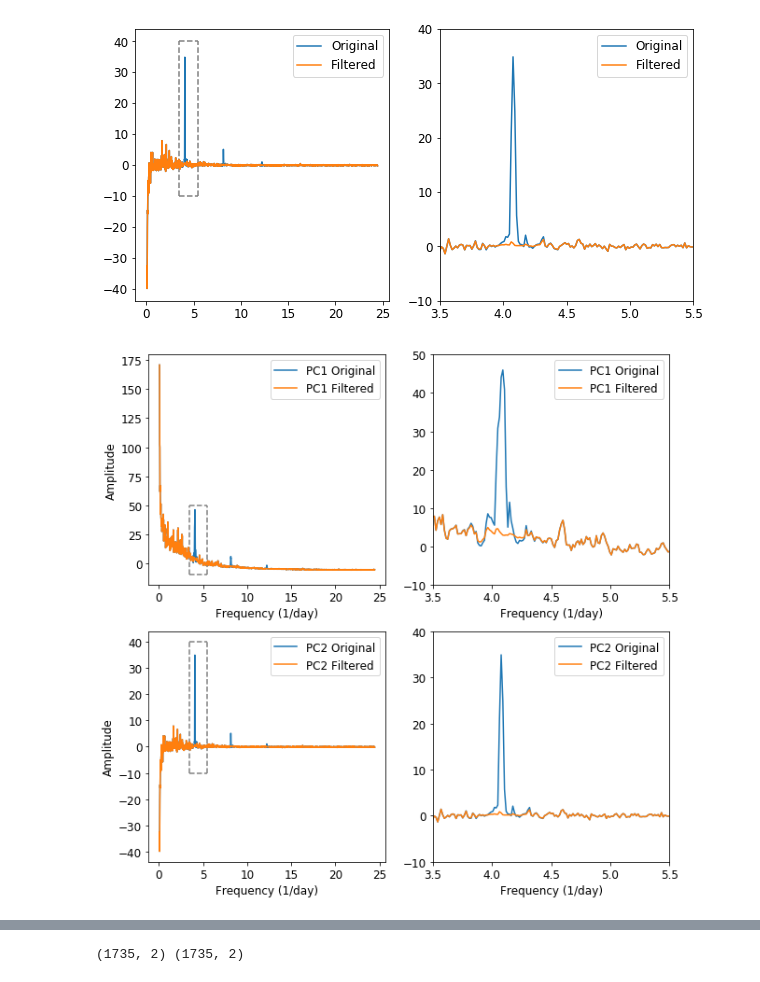
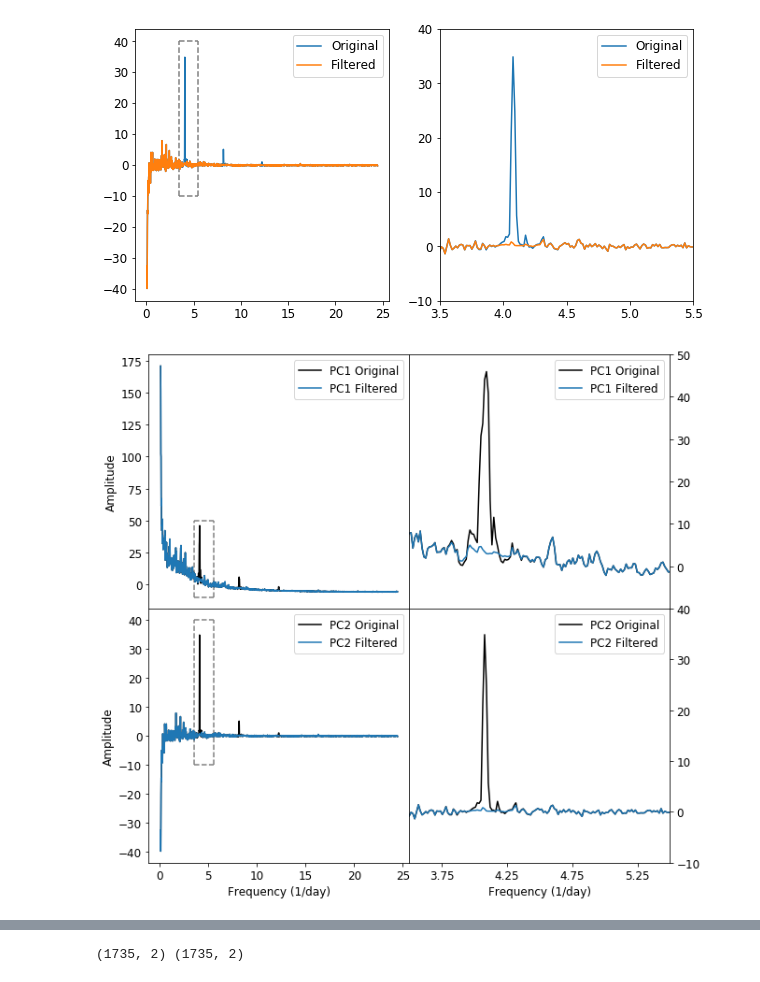
Before and after one commit to RileyWClarke/fftpca_note, a Jupyter notebook: FFTPCA.ipynb, the cells around one changed output, grey strips where cells are left out. Drawn from its saved outputs; the diff is of its cells as text; code cells hidden in the pictures.

```diff
--- a/FFTPCA.ipynb
+++ b/FFTPCA.ipynb
@@ -601,38 +601,47 @@ ax[1].legend();
 [figure]
 # %%
 fig, ax = plt.subplots(2,2, figsize=(10,10))
+plt.subplots_adjust(wspace=0,hspace=0)
 
-ax[0,0].plot(frequency[5:], pca_df[0][5:], label='PC1 Original')
+ax[0,0].plot(frequency[5:], pca_df[0][5:], c='k', label='PC1 Original')
 ax[0,0].plot(frequency[5:], pc1[5:], label='PC1 Filtered')
 ax[0,0].vlines(3.5,-10,50, color='grey', linestyle='--')
 ax[0,0].vlines(5.5,-10,50, color='grey', linestyle='--')
 ax[0,0].hlines(50,3.5,5.5, color='grey', linestyle='--')
 ax[0,0].hlines(-10,3.5,5.5, color='grey', linestyle='--')
-ax[0,1].plot(frequency[5:], pca_df[0][5:], label='PC1 Original')
+ax[0,0].set_xlabel('Frequency (1/day)')
+ax[0,0].set_ylabel('Amplitude')
+ax[0,0].legend()
+
+ax[0,1].plot(frequency[5:], pca_df[0][5:], c='k', label='PC1 Original')
 ax[0,1].plot(frequency[5:], pc1[5:], label='PC1 Filtered')
-ax[0,0].set_xlabel('Frequency (1/day)')
 ax[0,1].set_xlabel('Frequency (1/day)')
-ax[0,0].set_ylabel('Amplitude')
 ax[0,1].set_xlim(3.5,5.5)
 ax[0,1].set_ylim(-10,50)
-ax[0,0].legend()
+ax[0,1].set_xticks([])
+ax[0,1].set_yticks(np.arange(0,60,10))
+ax[0,1].yaxis.tick_right()
 ax[0,1].legend()
 
-ax[1,0].plot(frequency[5:], pca_df[1][5:], label='PC2 Original')
+ax[1,0].plot(frequency[5:], pca_df[1][5:], c='k', label='PC2 Original')
 ax[1,0].plot(frequency[5:], pc2[5:], label='PC2 Filtered')
 ax[1,0].vlines(3.5,-10,40, color='grey', linestyle='--')
 ax[1,0].vlines(5.5,-10,40, color='grey', linestyle='--')
 ax[1,0].hlines(40,3.5,5.5, color='grey', linestyle='--')
 ax[1,0].hlines(-10,3.5,5.5, color='grey', linestyle='--')
-ax[1,1].plot(frequency[5:], pca_df[1][5:], label='PC2 Original')
+ax[1,0].set_xlabel('Frequency (1/day)')
+ax[1,0].set_ylabel('Amplitude')
+ax[1,0].legend()
+
+ax[1,1].plot(frequency[5:], pca_df[1][5:], c='k', label='PC2 Original')
 ax[1,1].plot(frequency[5:], pc2[5:], label='PC2 Filtered')
-ax[1,0].set_xlabel('Frequency (1/day)')
 ax[1,1].set_xlabel('Frequency (1/day)')
-ax[1,0].set_ylabel('Amplitude')
 ax[1,1].set_xlim(3.5,5.5)
 ax[1,1].set_ylim(-10,40)
-ax[1,0].legend()
+ax[1,1].yaxis.tick_right()
+ax[1,1].set_xticks(np.arange(3.75,5.5,.5))
 ax[1,1].legend()
+
 plt.savefig('Figures/pcfilter.png', dpi=100, bbox_inches='tight');
 # %% [output]
-[figure, old version]
+[figure, new version]
```
Also changed, not shown: parts of 1 cell of this notebook, 1 other file.
